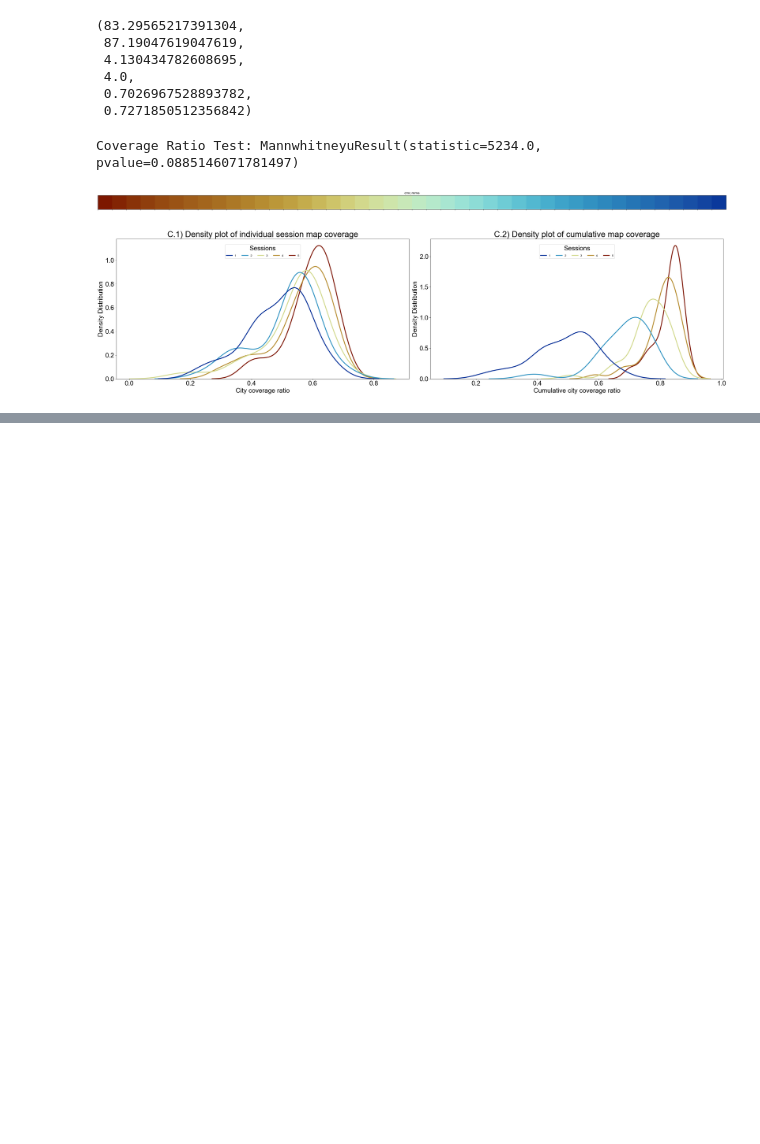
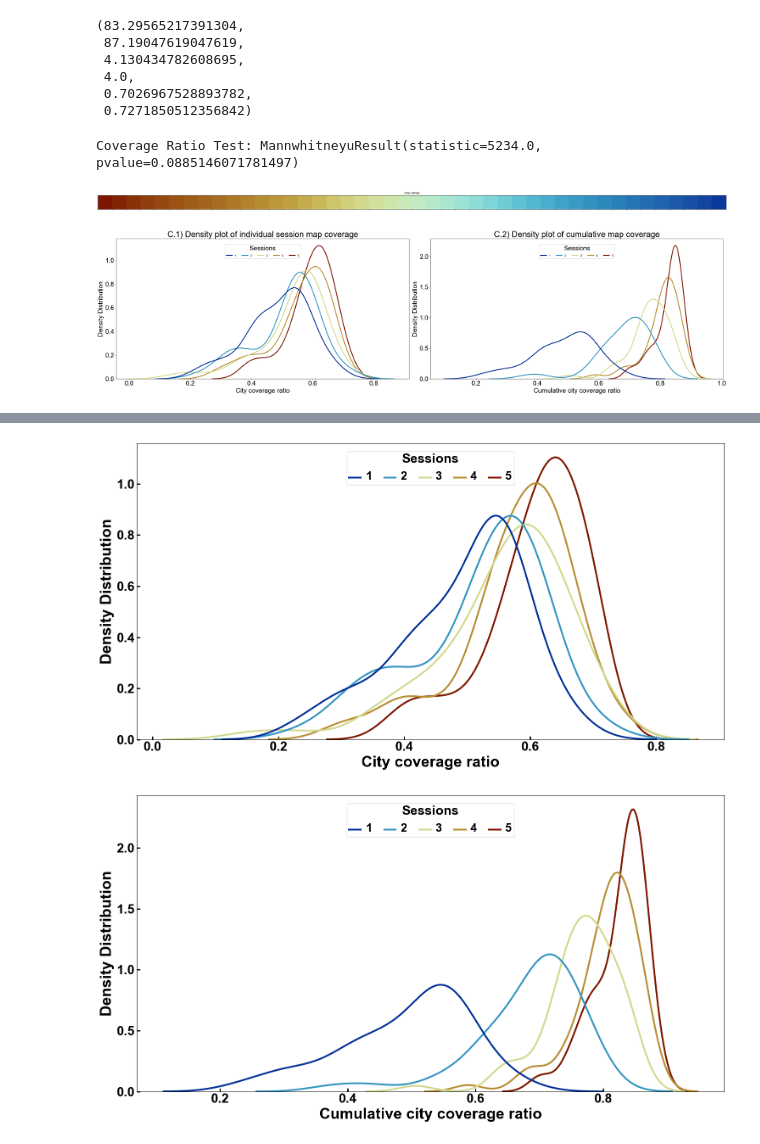
Before and after one commit to tracysanchez/DataAnalysis, a Jupyter notebook: Joining_FinalData/Maps/01_Map_Coverage.ipynb, the cells around one changed output, grey strips where cells are left out. Saved outputs shown, nothing was run; the diff lists cells and outputs as text; code cells hidden in the pictures; blank space fills up the shorter version.

```diff
--- a/Joining_FinalData/Maps/01_Map_Coverage.ipynb
+++ b/Joining_FinalData/Maps/01_Map_Coverage.ipynb
@@ -323,3 +322,63 @@ plt.show()
+# %%
+import seaborn as sns
+import matplotlib.pyplot as plt
+
+# Assuming the data and custom_palette are already defined as in your original code
+
+# We are excluding two participants because they were exposed to Vincent's experiment
+Mask_IDs = Coverage['ParticipantID'].isin([5238, 8695])
+filtered_df = Coverage.loc[~Mask_IDs]
+
+# Plot for IndividualRatio
+fig1, ax1 = plt.subplots(figsize=(15, 8))  # Adjust the figure size for better layout
+g1 = sns.kdeplot(data=filtered_df, x='IndividualRatio', hue='SessionNr', palette=custom_palette, ax=ax1, linewidth=3)
+ax1.set_xlabel('City coverage ratio', fontsize=26, fontweight='bold')
+ax1.set_ylabel('Density Distribution', fontsize=26, fontweight='bold')
+ax1.tick_params(labelsize=22, labelrotation=0, width=2, length=6, direction='in', grid_color='r', grid_alpha=0.5)
+for tick in ax1.get_xticklabels():
+    tick.set_fontweight('bold')
+for tick in ax1.get_yticklabels():
+    tick.set_fontweight('bold')
+sns.move_legend(g1, "lower center", bbox_to_anchor=(.5, .85), ncol=5, title='Sessions')
+leg = g1.get_legend()
+leg._legend_box.align = "center"
+leg.set_title('Sessions', prop={'size': 22, 'weight': 'bold'})
+for text in leg.get_texts():
+    text.set_fontsize(20)
+    text.set_fontweight('bold')
+leg._legend_box.sep = 10
+
+# Save the first plot
+plt.tight_layout()
+plt.savefig("/Volumes/TwoTeras/2_DataSets_Experiments_1_2/Plots/IndividualRatio_Coverage.png", bbox_inches="tight", pad_inches=0.3)
+
+# Plot for CummulativeRatio
+fig2, ax2 = plt.subplots(figsize=(15, 8))  # Adjust the figure size for better layout
+g2 = sns.kdeplot(data=filtered_df, x='CummulativeRatio', hue='SessionNr', palette=custom_palette, ax=ax2, linewidth=3)
+ax2.set_xlabel('Cumulative city coverage ratio', fontsize=26, fontweight='bold')
+ax2.set_ylabel('Density Distribution', fontsize=26, fontweight='bold')
+ax2.tick_params(labelsize=22, labelrotation=0, width=2, length=6, direction='in', grid_color='r', grid_alpha=0.5)
+for tick in ax2.get_xticklabels():
+    tick.set_fontweight('bold')
+for tick in ax2.get_yticklabels():
+    tick.set_fontweight('bold')
+sns.move_legend(g2, "lower center", bbox_to_anchor=(.5, .85), ncol=5, title='Sessions')
+leg = g2.get_legend()
+leg._legend_box.align = "center"
+leg.set_title('Sessions', prop={'size': 22, 'weight': 'bold'})
+for text in leg.get_texts():
+    text.set_fontsize(20)
+    text.set_fontweight('bold')
+leg._legend_box.sep = 10
+
+# Save the second plot
+plt.tight_layout()
+plt.savefig("/Volumes/TwoTeras/2_DataSets_Experiments_1_2/Plots/CumulativeRatio_Coverage.png", bbox_inches="tight", pad_inches=0.3)
+
+plt.show()
+# %% [output]
+[figure, added]
+[figure, added]
 # %%
 import matplotlib.pyplot as plt
 import seaborn as sns
```
Also changed, not shown: parts of 2 cells of this notebook, 2 other files.
